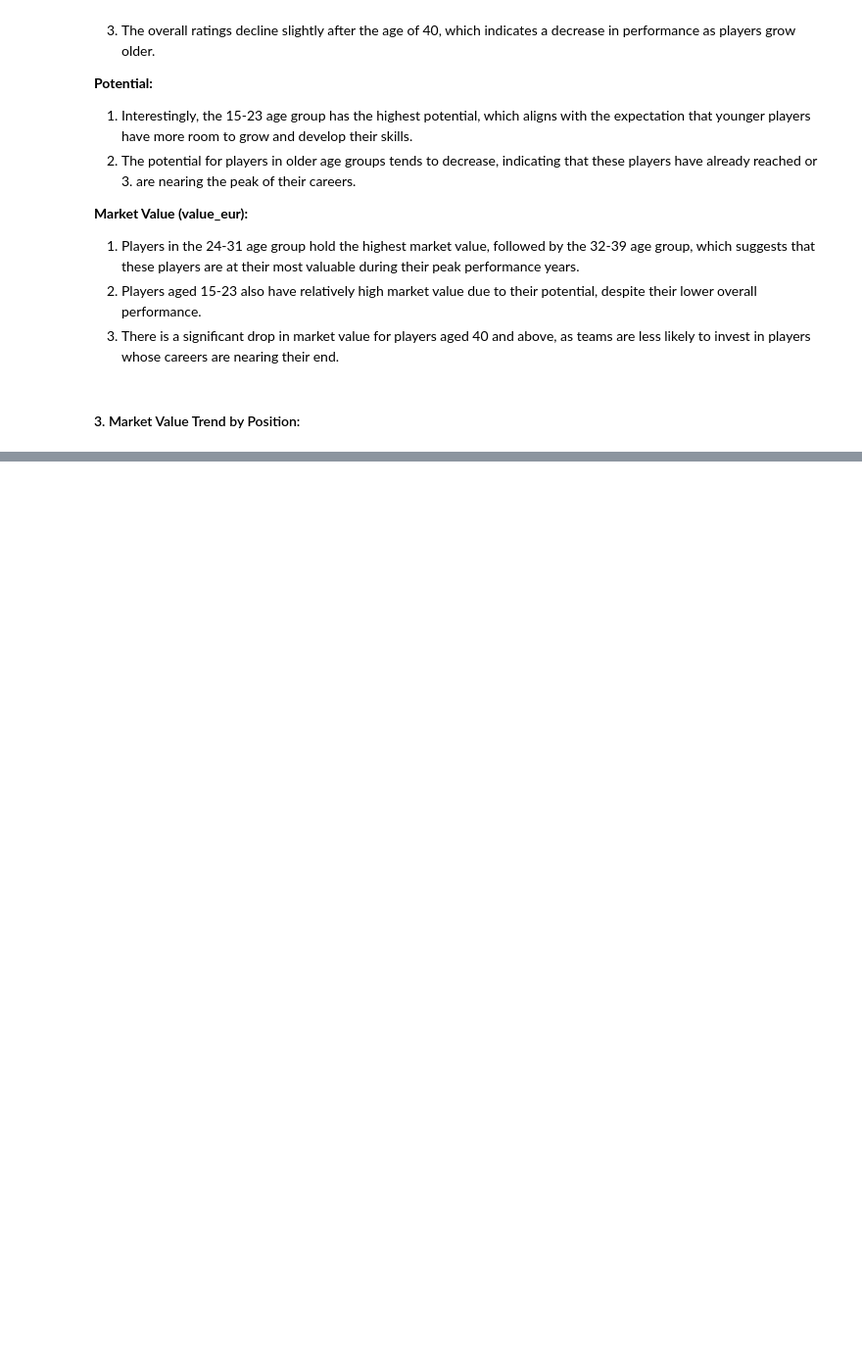
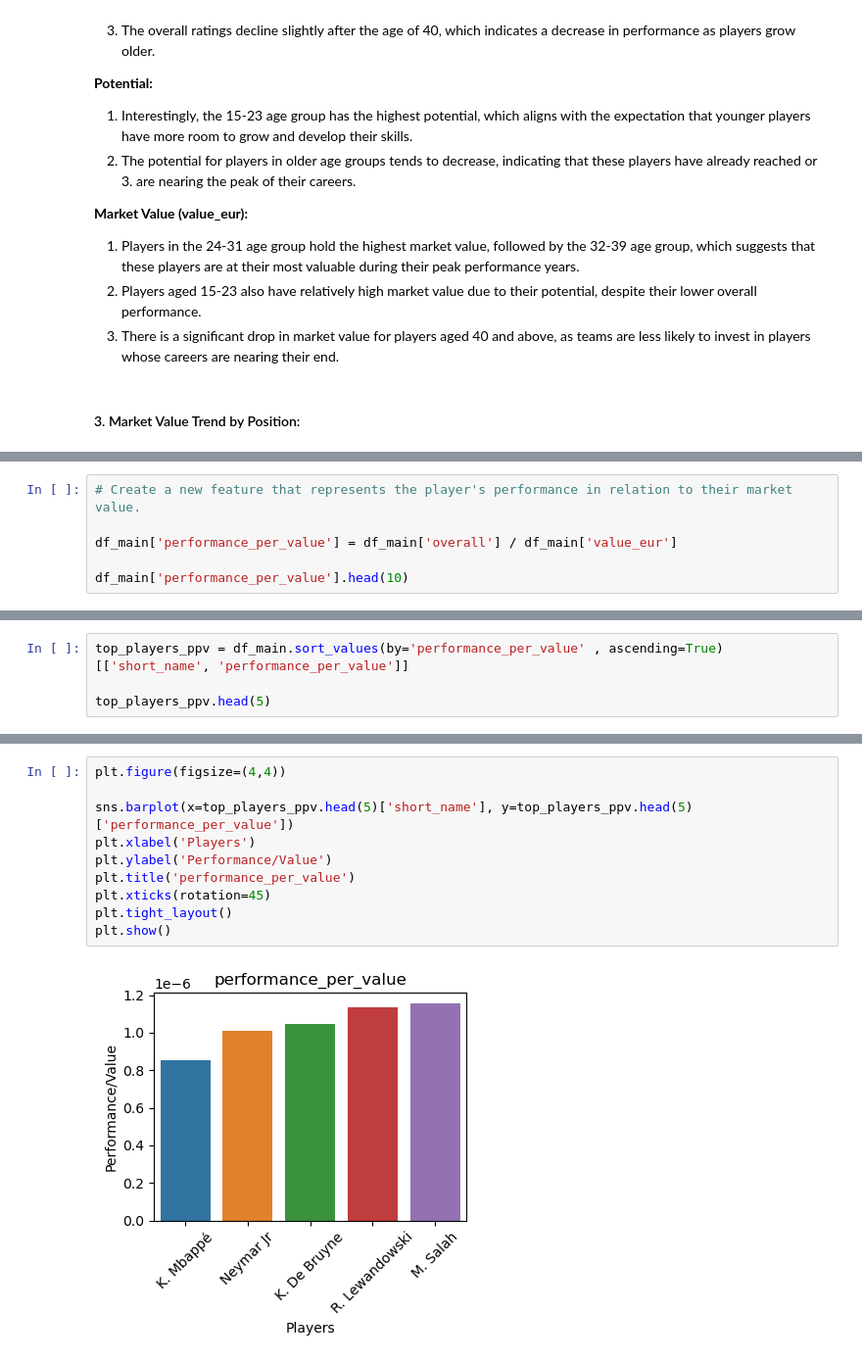
Before and after one commit to usmanumar97/FIFA21-EDA-Data-Analysis-Python, a Jupyter notebook: Fifa.ipynb, the cells around one changed output, grey strips where cells are left out. Shown at 98% size. Drawn from its saved outputs; the diff is of its cells as text; blank space fills up the shorter version.

```diff
--- a/Fifa.ipynb
+++ b/Fifa.ipynb
@@ -888,0 +1022,6 @@ plt.show()
+# %%
+# Create a new feature that represents the player's performance in relation to their market value.
+
+df_main['performance_per_value'] = df_main['overall'] / df_main['value_eur']
+
+df_main['performance_per_value'].head(10)
@@ -888,0 +1040,4 @@ plt.show()
+# %%
+top_players_ppv = df_main.sort_values(by='performance_per_value' , ascending=True)[['short_name', 'performance_per_value']]
+
+top_players_ppv.head(5)
@@ -888,0 +1051,12 @@ plt.show()
+# %%
+plt.figure(figsize=(4,4))
+
+sns.barplot(x=top_players_ppv.head(5)['short_name'], y=top_players_ppv.head(5)['performance_per_value'])
+plt.xlabel('Players')
+plt.ylabel('Performance/Value')
+plt.title('performance_per_value')
+plt.xticks(rotation=45)
+plt.tight_layout()
+plt.show()
+# %% [output]
+[figure, added]
```
Also changed, not shown: parts of 25 cells of this notebook.
